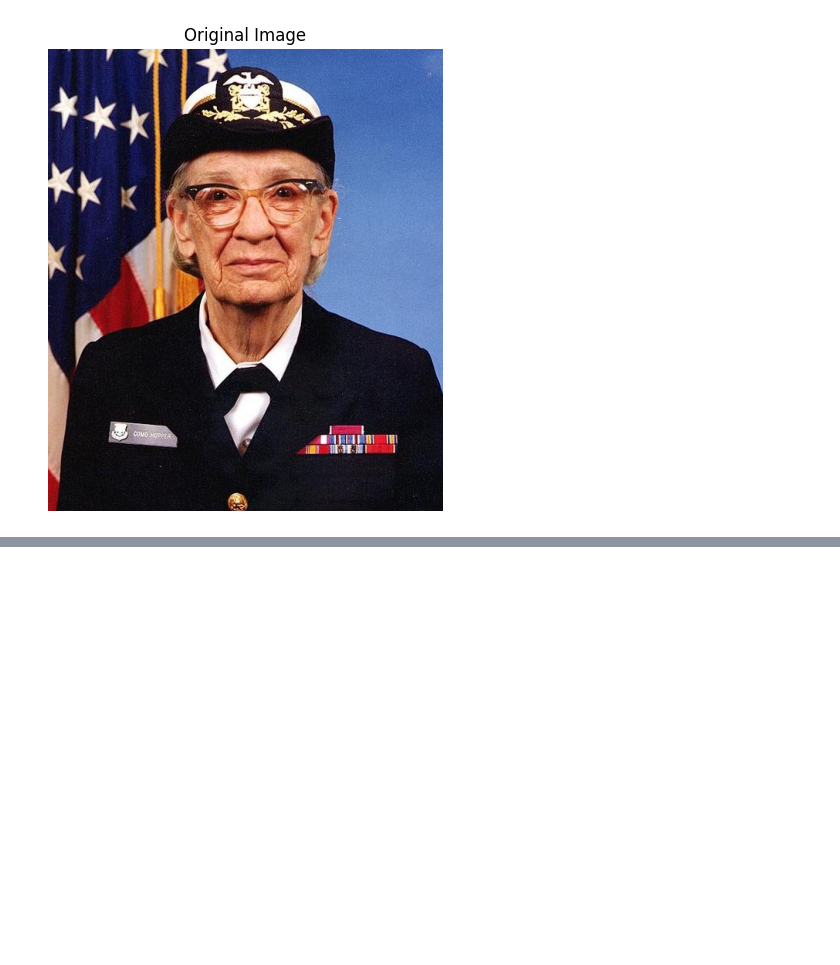
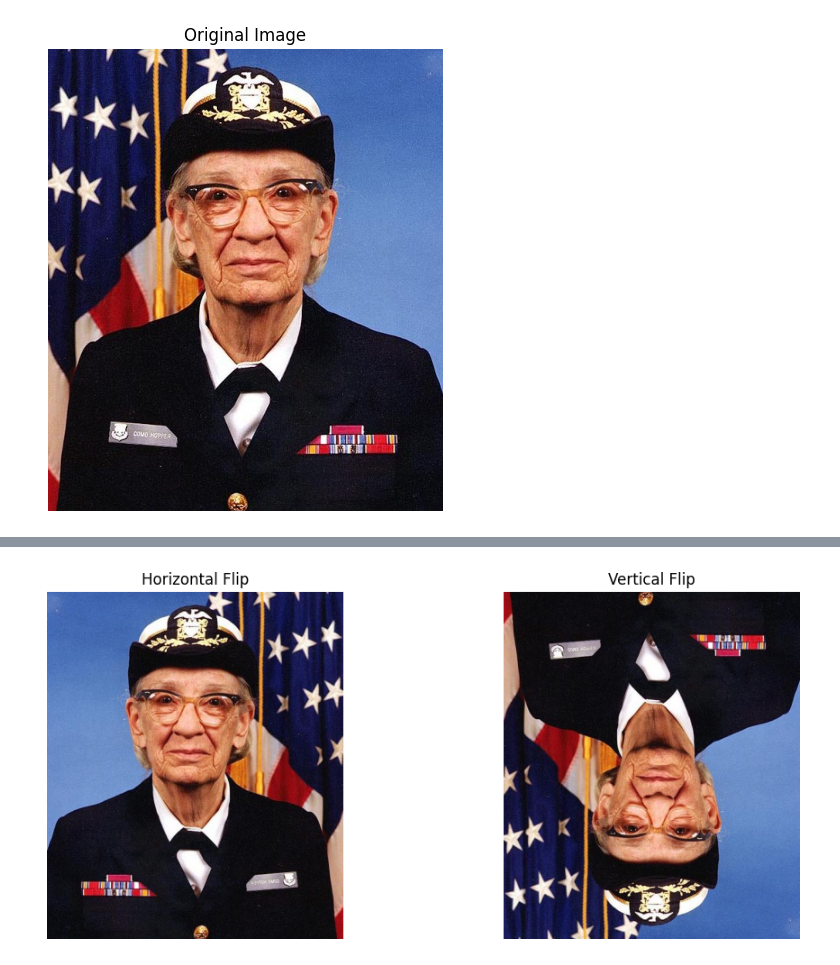
Before and after one commit to swapneelkishore8-lab/NumPy_Image_Processing_Toolkit, a Jupyter notebook: NumPy_Image_Processing_Toolkit.ipynb, the cells around one changed output, grey strips where cells are left out. Drawn from its saved outputs; the diff is of its cells as text; code cells hidden in the pictures; blank space fills up the shorter version.

```diff
--- a/NumPy_Image_Processing_Toolkit.ipynb
+++ b/NumPy_Image_Processing_Toolkit.ipynb
@@ -32,0 +54,20 @@ Image Data Type: uint8
+# %%
+horizontal_flip = np.flip(image, axis=1)
+
+vertical_flip = np.flip(image, axis=0)
+
+plt.figure(figsize=(12, 5))
+
+plt.subplot(1, 2, 1)
+plt.imshow(horizontal_flip)
+plt.title("Horizontal Flip")
+plt.axis("off")
+
+plt.subplot(1, 2, 2)
+plt.imshow(vertical_flip)
+plt.title("Vertical Flip")
+plt.axis("off")
+
+plt.show()
+# %% [output]
+[figure, added]
```
Also changed, not shown: parts of 1 cell of this notebook.
